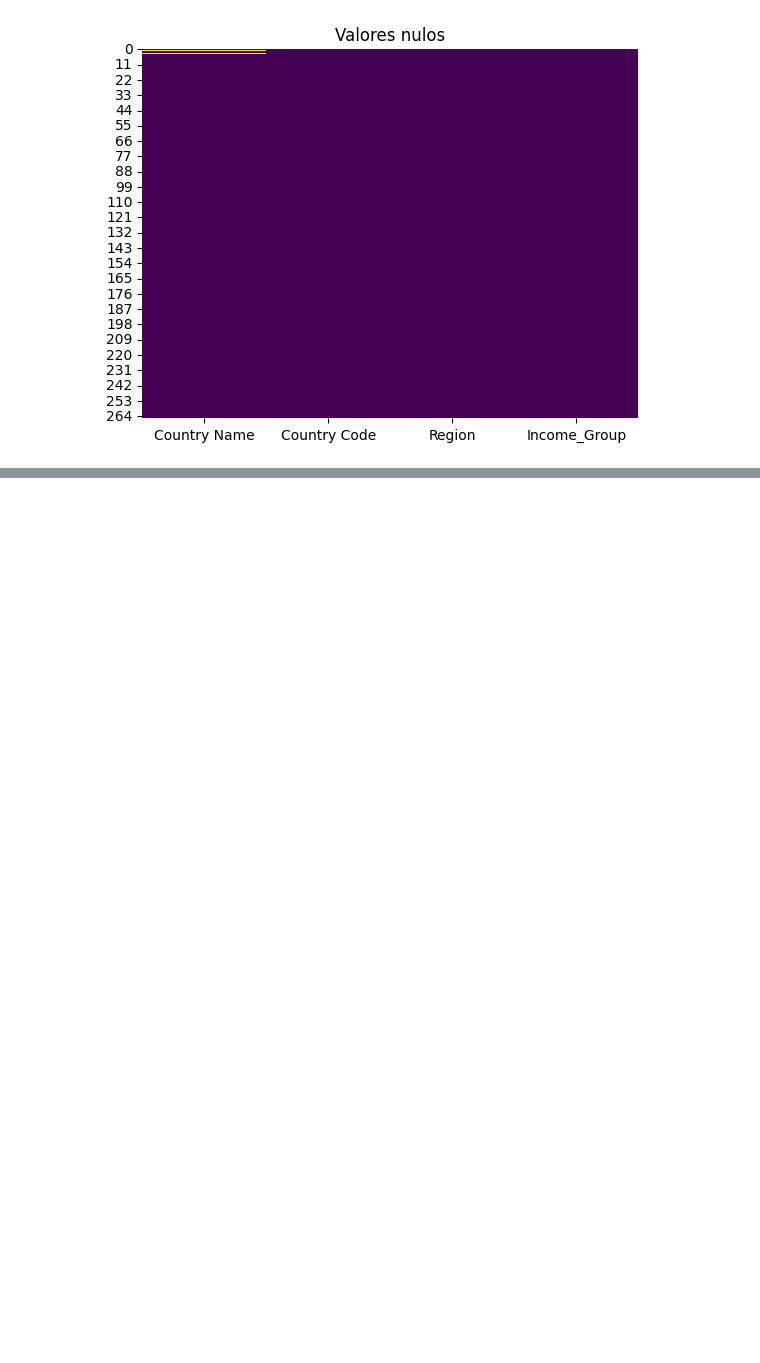
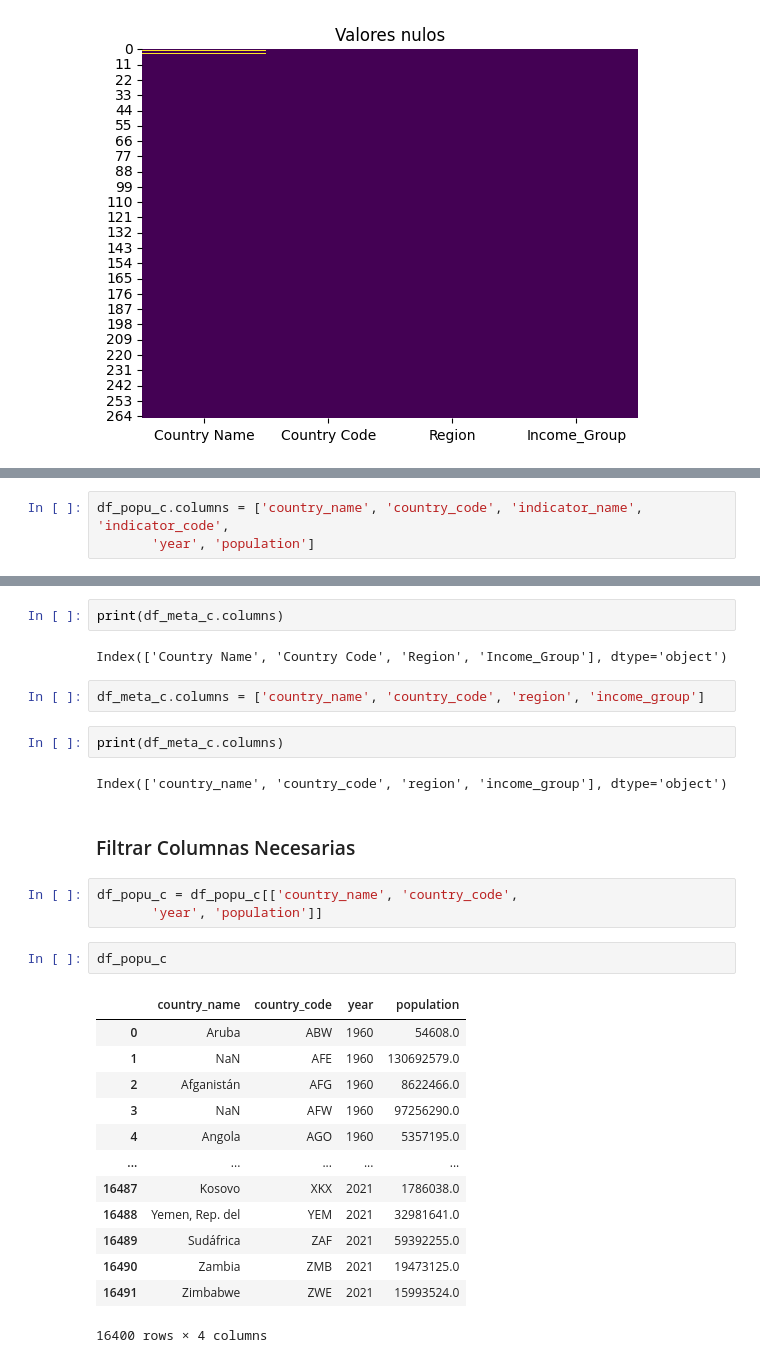
Before and after one commit to candesjara/bi_etl_2025_2, a Jupyter notebook: scr/transformacion.ipynb, the cells around one changed output, grey strips where cells are left out. Saved outputs shown, nothing was run; the diff lists cells and outputs as text; blank space fills up the shorter version.

```diff
--- a/scr/transformacion.ipynb
+++ b/scr/transformacion.ipynb
@@ -425,0 +452,3 @@ plt.show()
+# %%
+df_popu_c.columns = ['country_name', 'country_code', 'indicator_name', 'indicator_code',
+       'year', 'population']
@@ -425,0 +463,31 @@ plt.show()
+# %%
+print(df_meta_c.columns)
+# %% [output]
+Index(['Country Name', 'Country Code', 'Region', 'Income_Group'], dtype='object')
+# %%
+df_meta_c.columns = ['country_name', 'country_code', 'region', 'income_group']
+# %%
+print(df_meta_c.columns)
+# %% [output]
+Index(['country_name', 'country_code', 'region', 'income_group'], dtype='object')
+# %% [markdown]
+### Filtrar Columnas Necesarias
+# %%
+df_popu_c = df_popu_c[['country_name', 'country_code',
+       'year', 'population']]
+# %%
+df_popu_c
+# %% [output]
+|  | country_name | country_code | year | population |
+| 0 | Aruba | ABW | 1960 | 54608.0 |
+| 1 | NaN | AFE | 1960 | 130692579.0 |
+| 2 | Afganistán | AFG | 1960 | 8622466.0 |
+| 3 | NaN | AFW | 1960 | 97256290.0 |
+| 4 | Angola | AGO | 1960 | 5357195.0 |
+| ... | ... | ... | ... | ... |
+| 16487 | Kosovo | XKX | 2021 | 1786038.0 |
+| 16488 | Yemen, Rep. del | YEM | 2021 | 32981641.0 |
+| 16489 | Sudáfrica | ZAF | 2021 | 59392255.0 |
+| 16490 | Zambia | ZMB | 2021 | 19473125.0 |
+| 16491 | Zimbabwe | ZWE | 2021 | 15993524.0 |
+16400 rows × 4 columns
```
Also changed, not shown: parts of 43 cells of this notebook, 6 other files.
